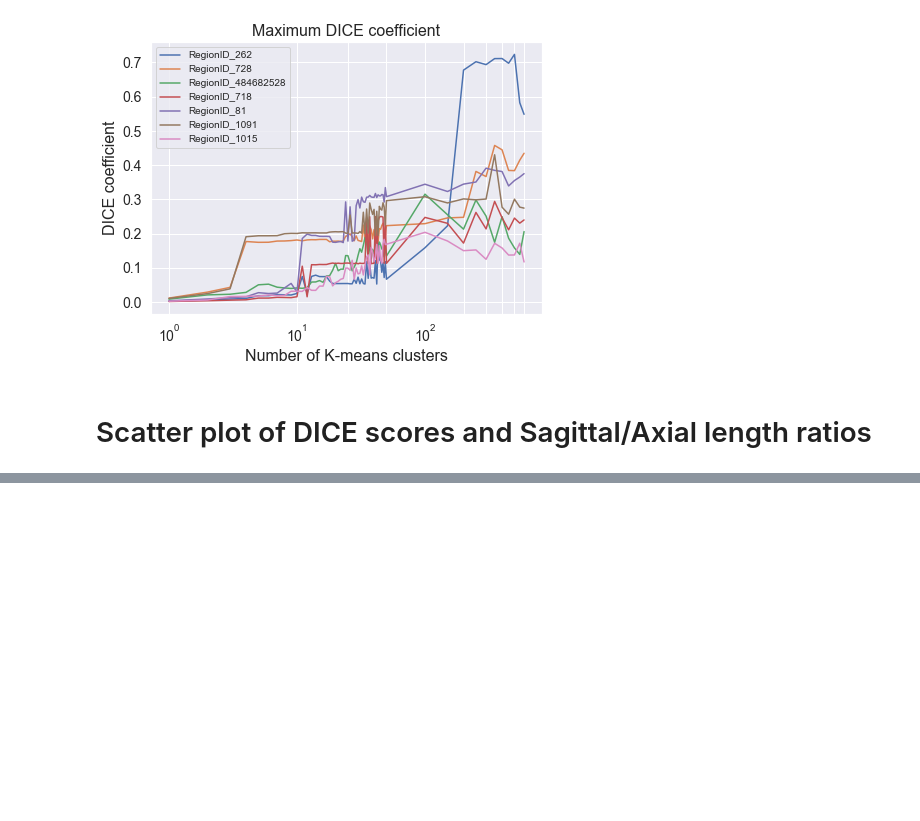
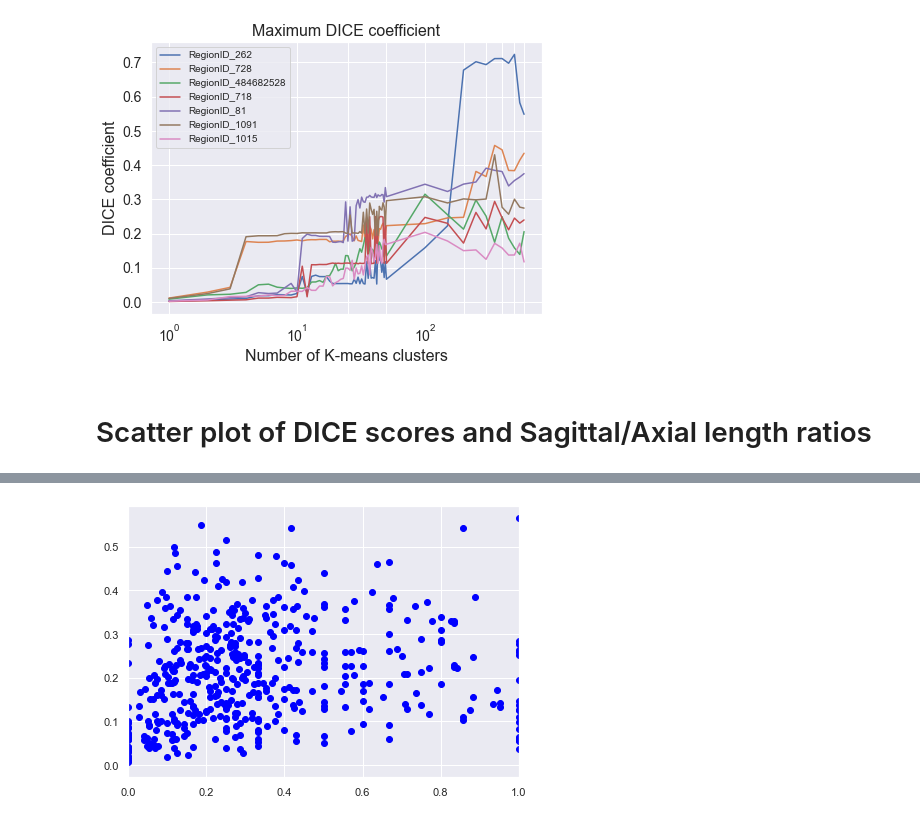
Before and after one commit to BioProteanLabs/Morphontogeny, a Jupyter notebook: morphontogeny/Jupyter/ABA/ABA_DICE.ipynb, the cells around one changed output, grey strips where cells are left out. Drawn from its saved outputs; the diff is of its cells as text; code cells hidden in the pictures; blank space fills up the shorter version.

```diff
--- a/morphontogeny/Jupyter/ABA/ABA_DICE.ipynb
+++ b/morphontogeny/Jupyter/ABA/ABA_DICE.ipynb
@@ -227,0 +184,16 @@ plt.show()
+# %%
+# Initiating the plots
+fig, ax = plt.subplots()
+
+ax.scatter(total_list[0], total_list[1], c = 'blue')
+
+# Setting the grid style
+sns.set(style = "darkgrid")
+
+# Setting x and y limits
+plt.xlim([0, 1])
+
+# Visualizing
+plt.show()
+# %% [output]
+[figure, added]
```
Also changed, not shown: parts of 6 cells of this notebook, 3 other files.
